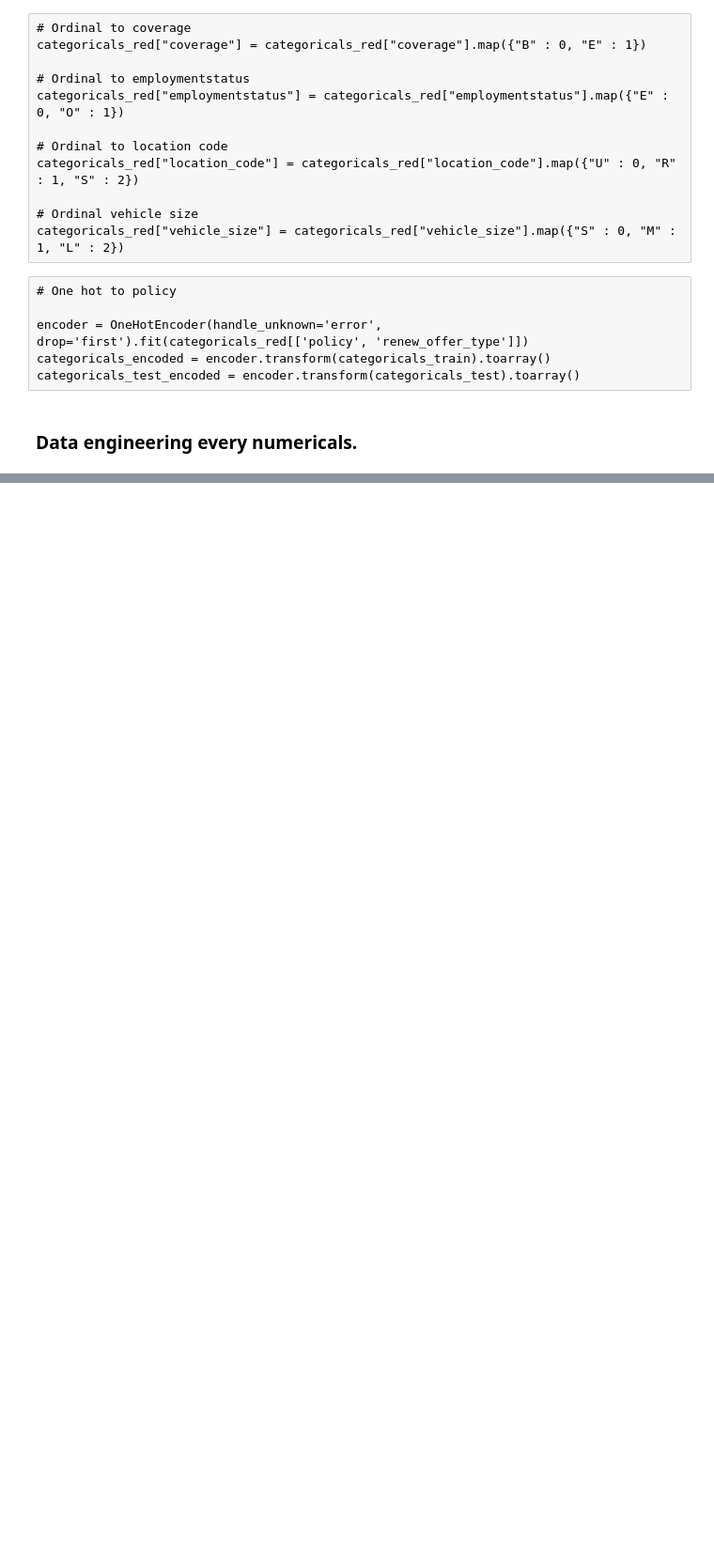
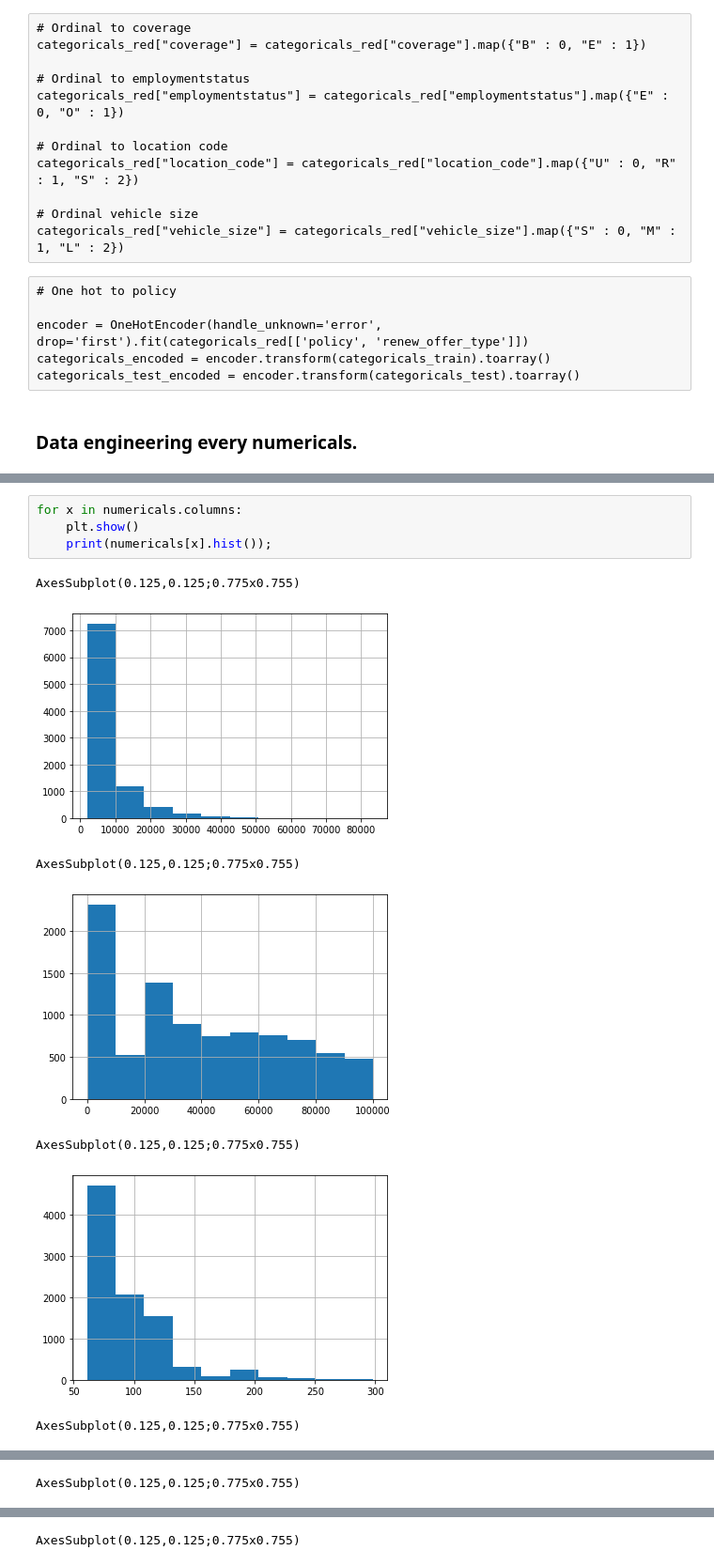
Before and after one commit to CommanderPoe/lab-data_cleaning, a Jupyter notebook: data_cleaning.ipynb, the cells around one changed output, grey strips where cells are left out. Shown: that part at 94% size. Drawn from its saved outputs; the diff is of its cells as text; blank space fills up the shorter version.

```diff
--- a/data_cleaning.ipynb
+++ b/data_cleaning.ipynb
@@ -463,0 +762,12 @@ continous_df.columns
+# %%
+for x in numericals.columns:
+    plt.show()
+    print(numericals[x].hist());
+# %% [output]
+AxesSubplot(0.125,0.125;0.775x0.755)
+[figure, added]
+AxesSubplot(0.125,0.125;0.775x0.755)
+[figure, added]
+AxesSubplot(0.125,0.125;0.775x0.755)
+[figure, added]
+AxesSubplot(0.125,0.125;0.775x0.755)
@@ -463,0 +775 @@ continous_df.columns
+AxesSubplot(0.125,0.125;0.775x0.755)
@@ -463,0 +777 @@ continous_df.columns
+AxesSubplot(0.125,0.125;0.775x0.755)
```
Also changed, not shown: parts of 155 cells of this notebook.
